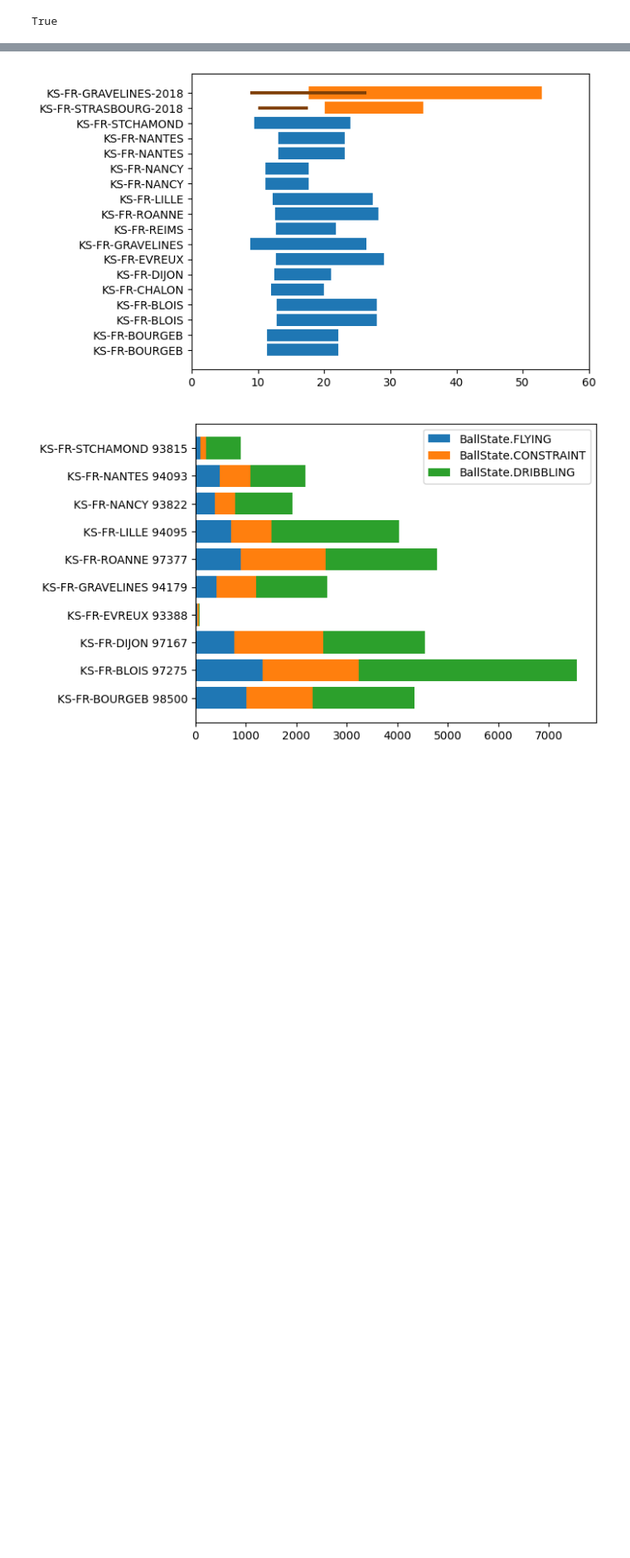
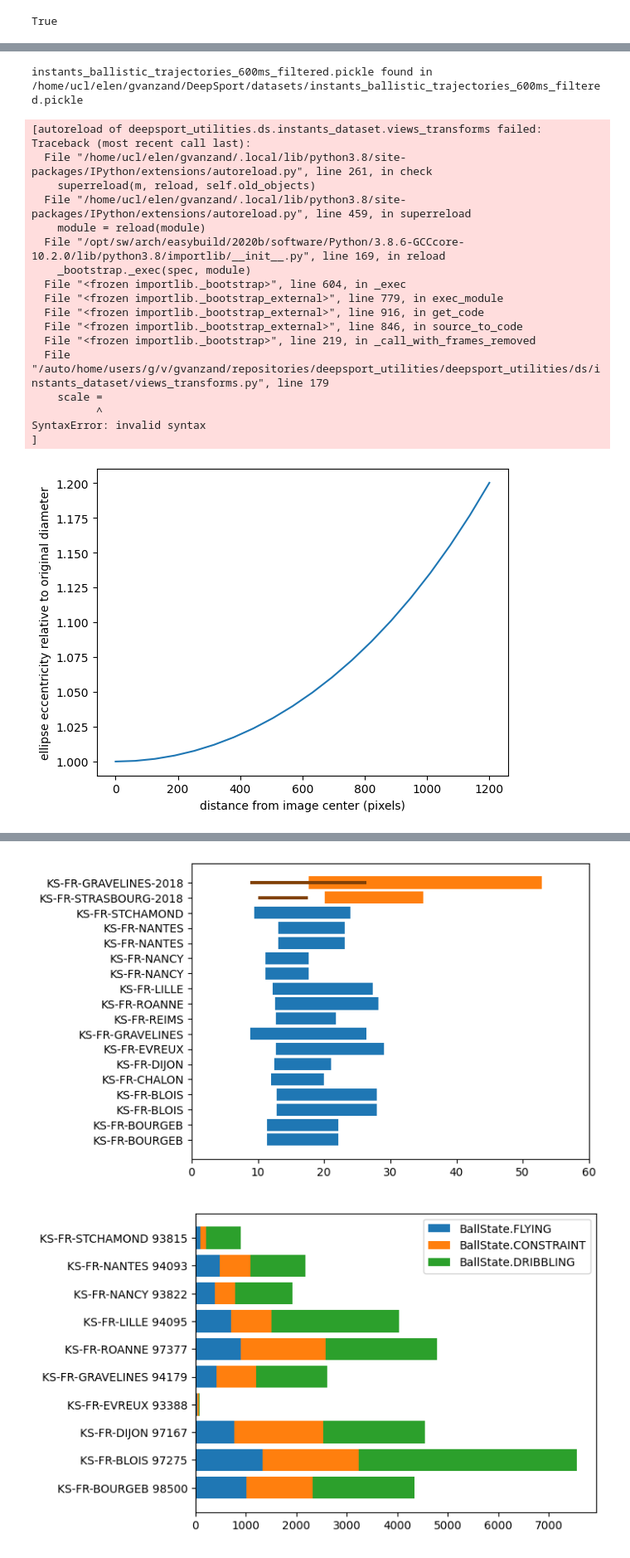
Before and after one commit to gabriel-vanzandycke/deepsport, a Jupyter notebook: notebooks/Figures.ipynb, the cells around one changed output, grey strips where cells are left out. Shown at 83% size. Saved outputs shown, nothing was run; the diff lists cells and outputs as text; code cells hidden in the pictures; blank space fills up the shorter version.

Commit message:
figures

```diff
--- a/notebooks/Figures.ipynb
+++ b/notebooks/Figures.ipynb
@@ -33,0 +28,61 @@ pprint(experiment_ids)
+# %%
+data2 = []
+refcalib = Calib.load("calib_1936x1458.pickle")
+ds = PickledDataset(find("instants_ballistic_trajectories_600ms_filtered.pickle"))
+for k in tqdm(ds.keys):
+    for instant in ds.query_item(k):
+        ball = instant.ball
+        calib = instant.calibs[ball.camera]
+        x = np.linalg.norm(Point2D(calib.width/2, calib.height/2) - calib.project_3D_to_2D(ball.center))
+        x = x*(refcalib.K[0,0])/(calib.K[0,0]) # project to reference camera
+        y = calib.compute_length2D(ball.center, BALL_DIAMETER)[0]
+        data2.append((x, y))
+# %% [output]
+instants_ballistic_trajectories_600ms_filtered.pickle found in /home/ucl/elen/gvanzand/DeepSport/datasets/instants_ballistic_trajectories_600ms_filtered.pickle
+# %%
+from calib3d import Calib
+import matplotlib as mpl
+
+refcalib = Calib.load("calib_1936x1458.pickle")
+dist_max = 1200
+fovx = np.arctan(dist_max/refcalib.K[0,0])
+alpha = np.linspace(0, fovx, 20)
+factor = 1/np.cos(alpha)
+distance = alpha/fovx*dist_max
+plt.plot(distance, factor)
+plt.xlabel("distance from image center (pixels)")
+plt.ylabel("ellipse eccentricity relative to original diameter")
+plt.show()
+
+sizes = np.arange(5, 51)
+X, Y = np.meshgrid(distance, sizes)
+Z = 1/np.cos(X*fovx/dist_max)*Y-Y
+plt.contourf(X, Y, Z, levels=np.arange(11))
+plt.colorbar()
+plt.ylabel("ball size (pixels)")
+plt.xlabel("distance from image center (pixels)")
+plt.title("pixel excentricity for different ball sizes at different distances")
+xs, ys = zip(*data)
+plt.scatter(xs, ys, marker="o", facecolors='none', linewidths=2, edgecolor='white')
+xs, ys = zip(*data2)
+plt.scatter(xs, ys, marker="o", facecolors='none', linewidths=2, edgecolor='orange')
+plt.show()
+# %% [output]
+[autoreload of deepsport_utilities.ds.instants_dataset.views_transforms failed: Traceback (most recent call last):
+  File "/home/ucl/elen/gvanzand/.local/lib/python3.8/site-packages/IPython/extensions/autoreload.py", line 261, in check
+    superreload(m, reload, self.old_objects)
+  File "/home/ucl/elen/gvanzand/.local/lib/python3.8/site-packages/IPython/extensions/autoreload.py", line 459, in superreload
+    module = reload(module)
+  File "/opt/sw/arch/easybuild/2020b/software/Python/3.8.6-GCCcore-10.2.0/lib/python3.8/importlib/__init__.py", line 169, in reload
+    _bootstrap._exec(spec, module)
+  File "<frozen importlib._bootstrap>", line 604, in _exec
+  File "<frozen importlib._bootstrap_external>", line 779, in exec_module
+  File "<frozen importlib._bootstrap_external>", line 916, in get_code
+  File "<frozen importlib._bootstrap_external>", line 846, in source_to_code
+  File "<frozen importlib._bootstrap>", line 219, in _call_with_frames_removed
+  File "/auto/home/users/g/v/gvanzand/repositories/deepsport_utilities/deepsport_utilities/ds/instants_dataset/views_transforms.py", line 179
+    scale =
+          ^
+SyntaxError: invalid syntax
+]
+[figure, added]
```
Also changed, not shown: parts of 33 cells of this notebook.
